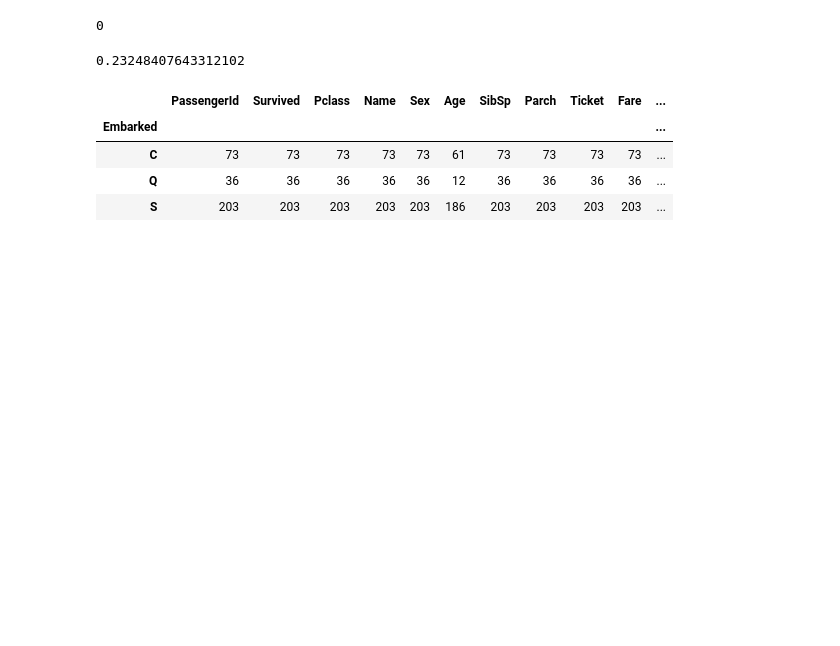
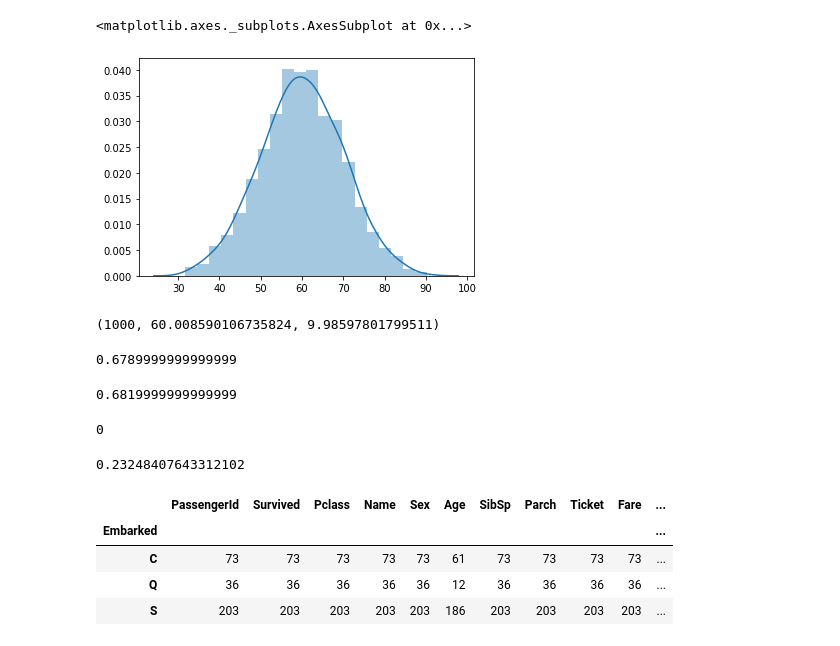
Before and after one commit to kevin-meyers/data-visualizations, a Jupyter notebook: notebooks/titanic.ipynb, the cells around one changed output. Cells and saved outputs as stored; diff of their text form; code cells hidden in the pictures; blank space fills up the shorter version.

```diff
--- a/notebooks/titanic.ipynb
+++ b/notebooks/titanic.ipynb
@@ -15,0 +41,14 @@ len(df.loc[df['Embarked'] == 'C'])/len(df)
+# %%
+a = np.random.normal(60, 10, 1000)
+sns.distplot(a, hist=True, kde=True, bins=20)
+# %% [output]
+<matplotlib.axes._subplots.AxesSubplot at 0x...>
+[figure, added]
+# %%
+len(a), np.mean(a), np.std(a)
+# %% [output]
+(1000, 60.008590106735824, 9.98597801799511)
+# %%
+percent_lower(a, 70) - percent_lower(a, 50)
+# %% [output]
+0.6789999999999999
@@ -16,3 +57,7 @@ len(df.loc[df['Embarked'] == 'C'])/len(df)
+# %%
+percent_lower(b, 80) - percent_lower(b, 40)
+# %% [output]
+0.6819999999999999
 # %%
 df['Sex'].isna().sum()
 # %% [output]
```
Also changed, not shown: parts of 10 cells of this notebook, 10 other files.
